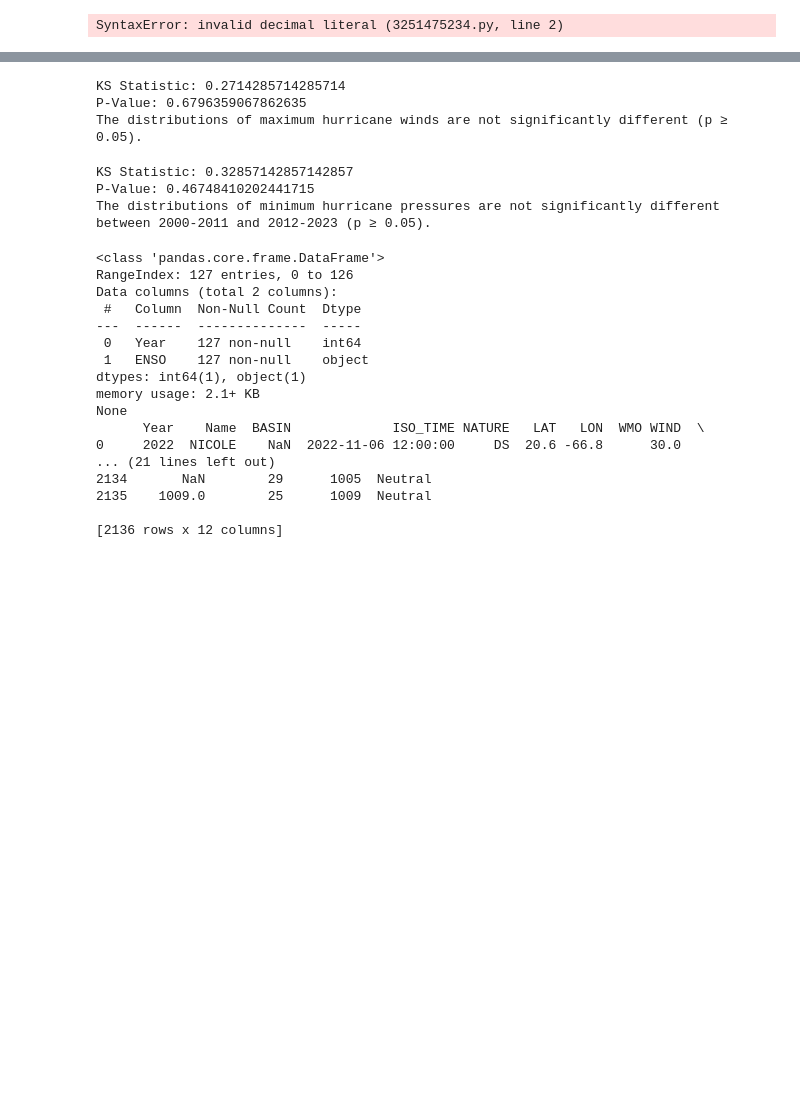
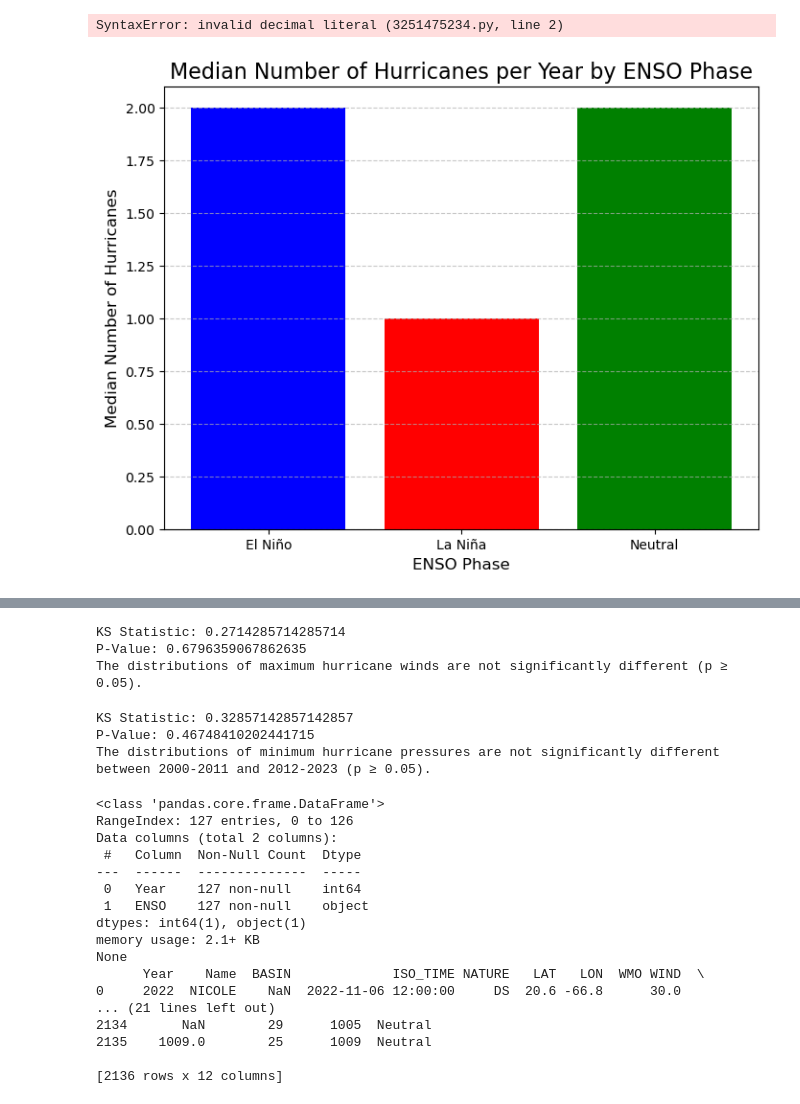
Before and after one commit to Jef-H/geo557_flooding, a Jupyter notebook: Trop_Trends_Stats.ipynb, the cells around one changed output, grey strips where cells are left out. Drawn from its saved outputs; the diff is of its cells as text; code cells hidden in the pictures; blank space fills up the shorter version.

Commit message:
adding more plots

```diff
--- a/Trop_Trends_Stats.ipynb
+++ b/Trop_Trends_Stats.ipynb
@@ -23,4 +23,25 @@ SyntaxError: invalid decimal literal (3251475234.py, line 2)
 # We're goint to do some stats, we hope to find some interesting facts
 # <Insert more preamble here>
 # %%
-# Section 1:
+import pandas as pd
+import matplotlib.pyplot as plt
+
+# Load
+df = pd.read_csv("Tropical_Storm_Dataset_AND_ENSO.csv")
+
+# Count the number of unique hurricanes per year for each ENSO phase
+hurricanes_per_year = df.groupby(["Year", "ENSO"])["Name"].nunique().reset_index(name="Hurricane Count")
+
+# Calculate the median number of hurricanes for each ENSO phase
+median_hurricanes = hurricanes_per_year.groupby("ENSO")["Hurricane Count"].median().reset_index()
+
+# Plot the median number of hurricanes for each ENSO phase
+plt.figure(figsize=(8, 6))
+plt.bar(median_hurricanes["ENSO"], median_hurricanes["Hurricane Count"], color=["blue", "red", "green"])
+plt.title("Median Number of Hurricanes per Year by ENSO Phase", fontsize=16)
+plt.xlabel("ENSO Phase", fontsize=12)
+plt.ylabel("Median Number of Hurricanes", fontsize=12)
+plt.grid(axis='y', linestyle='--', alpha=0.7)
+plt.show()
+# %% [output]
+[figure, added]
```
Also changed, not shown: parts of 5 cells of this notebook.
